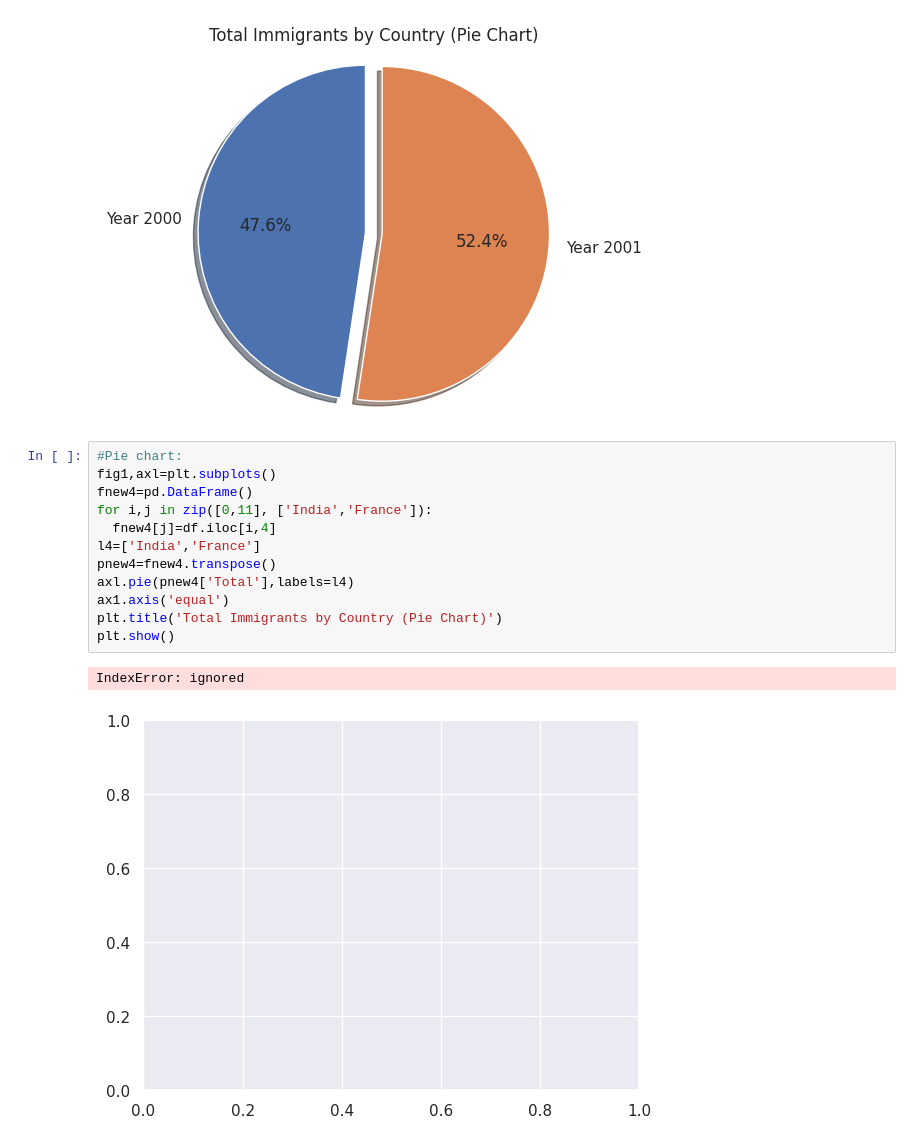
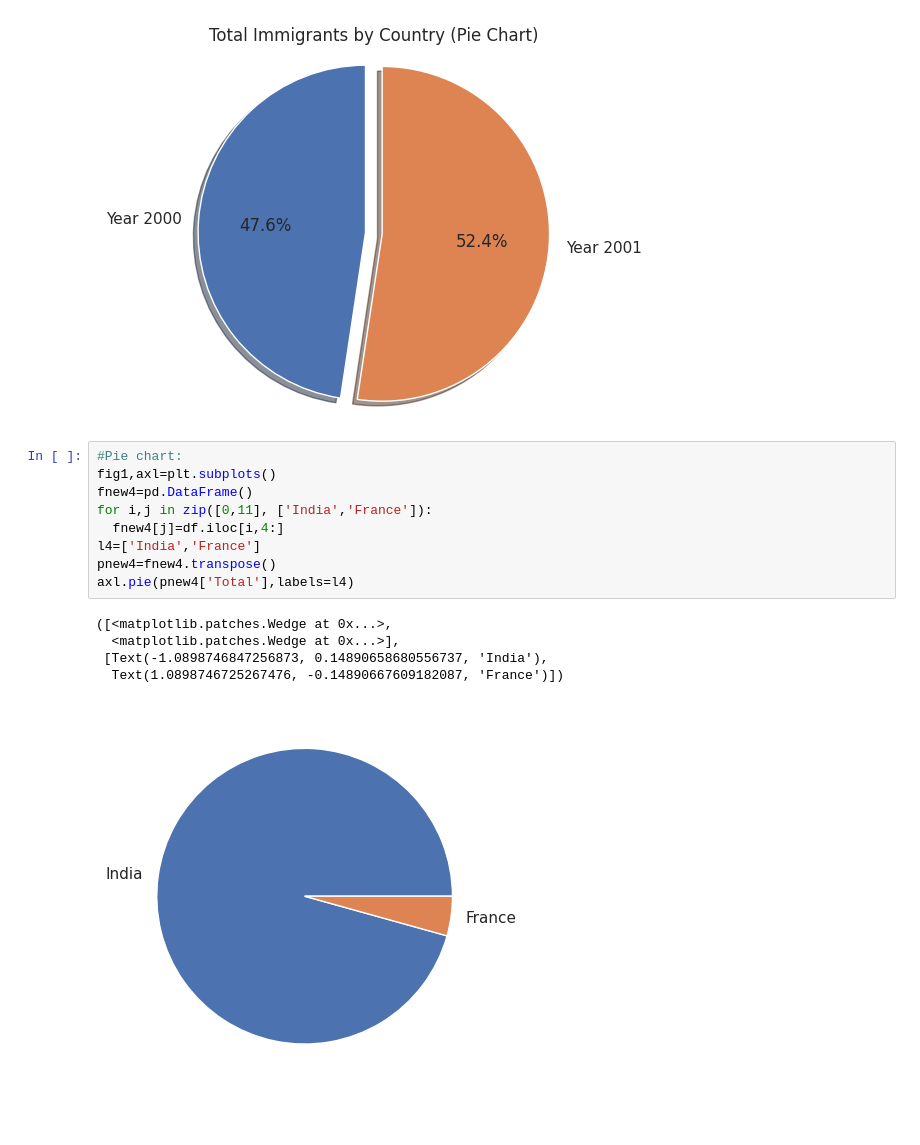
Before and after one commit to rajucherry03/DATA-0VISUALIZATION, a Jupyter notebook: EXP3.ipynb, the cells around one changed output. Cells and saved outputs as stored; diff of their text form; blank space fills up the shorter version.

```diff
--- a/EXP3.ipynb
+++ b/EXP3.ipynb
@@ -120,15 +120,15 @@ plt.show()
 # %%
 #Pie chart:
 fig1,axl=plt.subplots()
 fnew4=pd.DataFrame()
 for i,j in zip([0,11], ['India','France']):
-  fnew4[j]=df.iloc[i,4]
+  fnew4[j]=df.iloc[i,4:]
 l4=['India','France']
 pnew4=fnew4.transpose()
 axl.pie(pnew4['Total'],labels=l4)
-ax1.axis('equal')
-plt.title('Total Immigrants by Country (Pie Chart)')
-plt.show()
 # %% [output]
-IndexError: ignored
+([<matplotlib.patches.Wedge at 0x...>,
+  <matplotlib.patches.Wedge at 0x...>],
+ [Text(-1.0898746847256873, 0.14890658680556737, 'India'),
+  Text(1.0898746725267476, -0.14890667609182087, 'France')])
-[figure, old version]
+[figure, new version]
```
